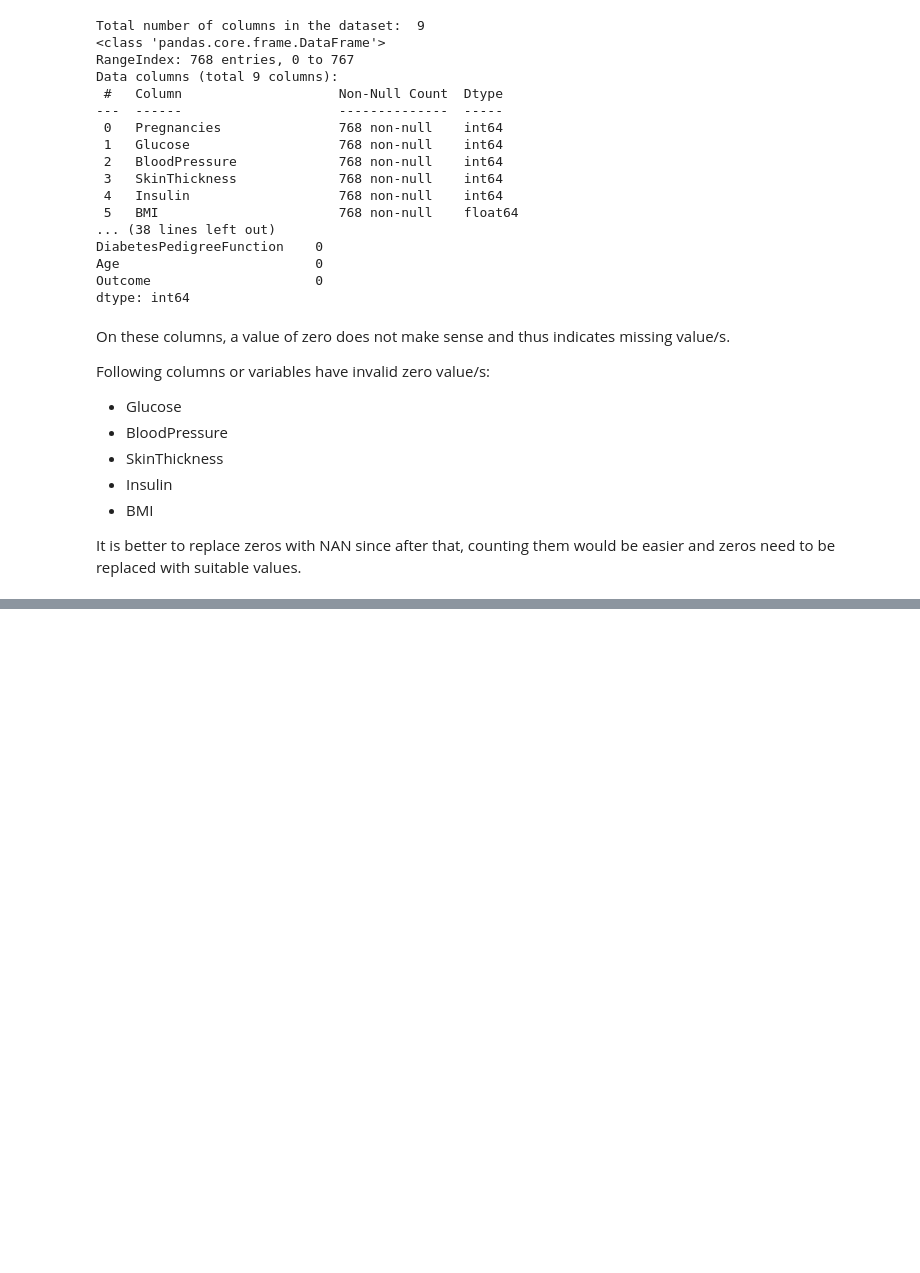
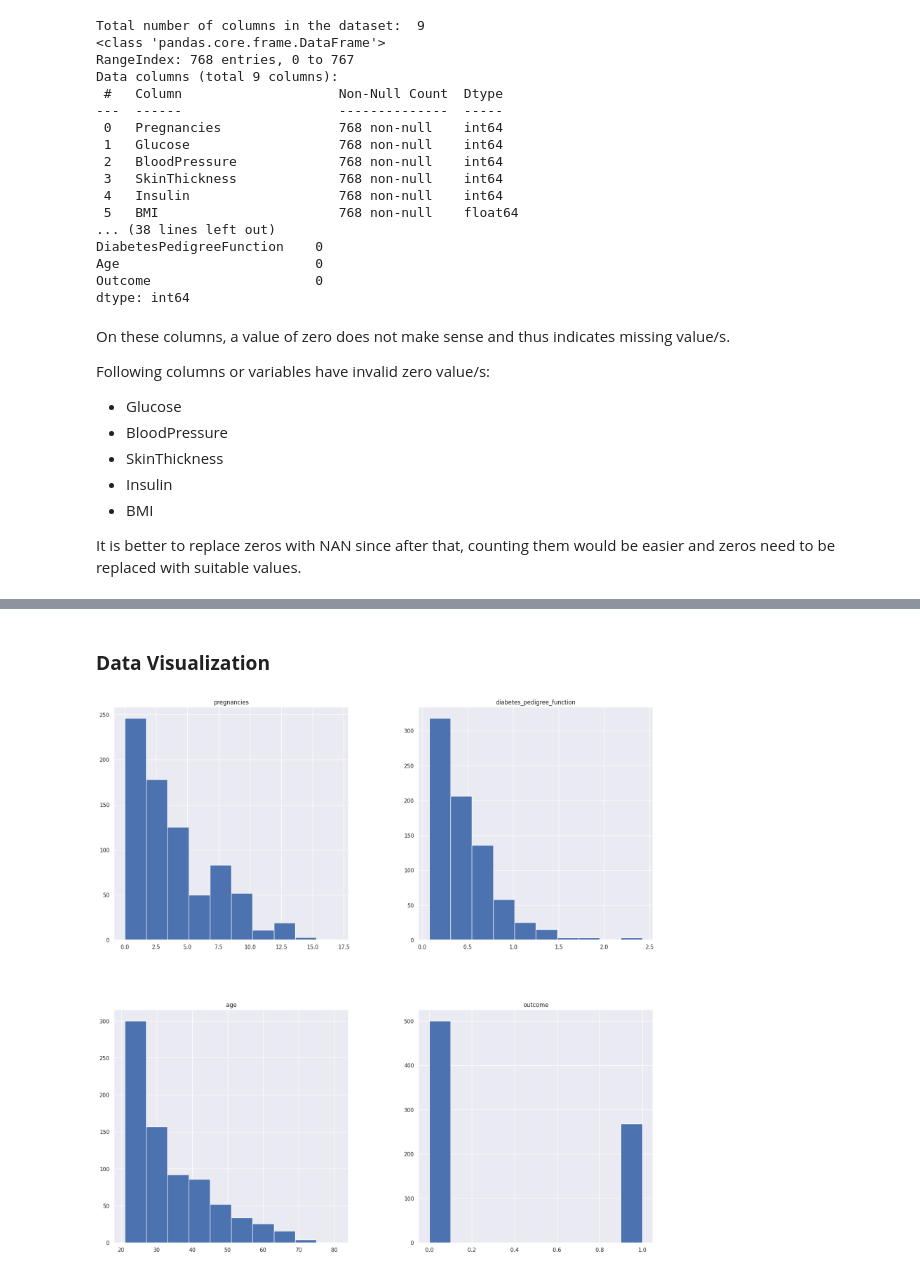
Before and after one commit to marina04-dev/Jupyter_Notebooks, a Jupyter notebook: Diabetes_Prediction.ipynb, the cells around one changed output, grey strips where cells are left out. Drawn from its saved outputs; the diff is of its cells as text; code cells hidden in the pictures; blank space fills up the shorter version.

```diff
--- a/Diabetes_Prediction.ipynb
+++ b/Diabetes_Prediction.ipynb
@@ -127,3 +127,7 @@ Following columns or variables have invalid zero value/s:
 - BMI
 
 It is better to replace zeros with NAN since after that, counting them would be easier and zeros need to be replaced with suitable values.
+# %%
+data = df.copy(deep=True)
+data.columns = ['pregnancies', 'glucose', 'blood_pressure', 'skin_thickness', 'insulin', 'bmi', 'diabetes_pedigree_function', 'age', 'outcome']
+data
@@ -129,0 +148,5 @@ It is better to replace zeros with NAN since after that, counting them would be
+# %%
+data[['glucose', 'blood_pressure', 'skin_thickness', 'insulin', 'bmi']] = data[['glucose', 'blood_pressure', 'skin_thickness', 'insulin', 'bmi']].replace(0, np.nan)
+
+# Showing the count of NaNs
+print('Total Missing Values:\n', data.isna().sum())
@@ -129,0 +165,7 @@ It is better to replace zeros with NAN since after that, counting them would be
+# %% [markdown]
+### **Data** **Visualization**
+# %%
+# Plotting data distribution plot
+p = data.hist(figsize=(20,20))
+# %% [output]
+[figure, added]
```
Also changed, not shown: parts of 4 cells of this notebook.
